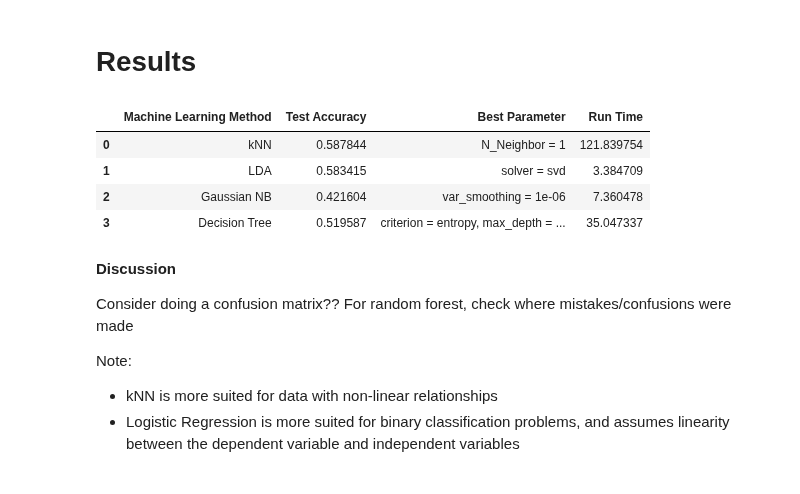
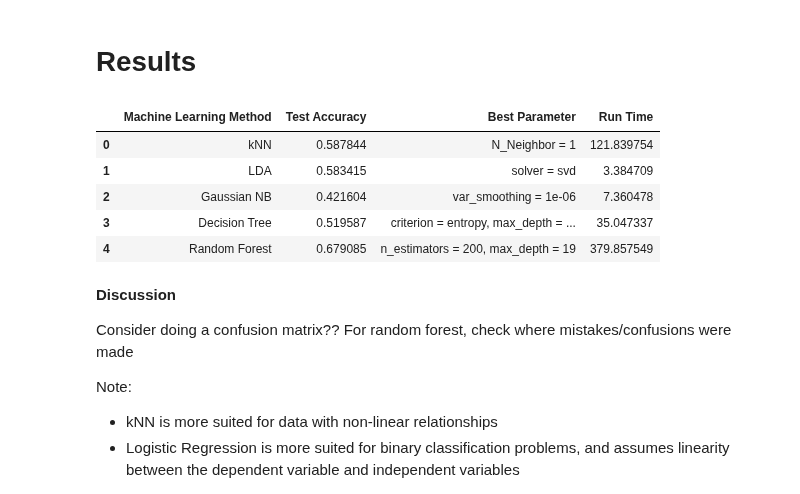
Before and after one commit to kibindy/LT8_final_project, a Jupyter notebook: LT8_Final_Project_Notebook.ipynb, the cells around one changed output. Saved outputs shown, nothing was run; the diff lists cells and outputs as text; code cells hidden in the pictures.

Commit message:
Added Random Forest

```diff
--- a/LT8_Final_Project_Notebook.ipynb
+++ b/LT8_Final_Project_Notebook.ipynb
@@ -454,0 +519,6 @@ print(dt_df)
+# %%
+X = df.iloc[:, 6:]
+y = df.iloc[:, 0]
+
+random_forest_df = train_random_forest_mc(X, y)
+print(random_forest_df)
@@ -459,19 +531,22 @@ print(dt_df)
 # %%
 automl_df = pd.DataFrame(columns=['Machine Learning Method', 'Test Accuracy', 'Best Parameter', 'Top Predictor Variable', 'Run Time'])
 
 automl_df.loc[0] = knn_df
 automl_df.loc[1] = lda_df
 automl_df.loc[2] = gnb_df
 automl_df.loc[3] = dt_df
+automl_df.loc[4] = random_forest_df
+automl_df.loc[5] = gbm_df
 
 automl_df = automl_df.drop(columns='Top Predictor Variable')
 automl_df
 # %% [output]
 |  | Machine Learning Method | Test Accuracy | Best Parameter | Run Time |
 | 0 | kNN | 0.587844 | N_Neighbor = 1 | 121.839754 |
 | 1 | LDA | 0.583415 | solver = svd | 3.384709 |
 | 2 | Gaussian NB | 0.421604 | var_smoothing = 1e-06 | 7.360478 |
 | 3 | Decision Tree | 0.519587 | criterion = entropy, max_depth = ... | 35.047337 |
+| 4 | Random Forest | 0.679085 | n_estimators = 200, max_depth = 19 | 379.857549 |
 # %% [markdown]
 <b>Discussion</b>
 
```
Also changed, not shown: parts of 3 cells of this notebook.
